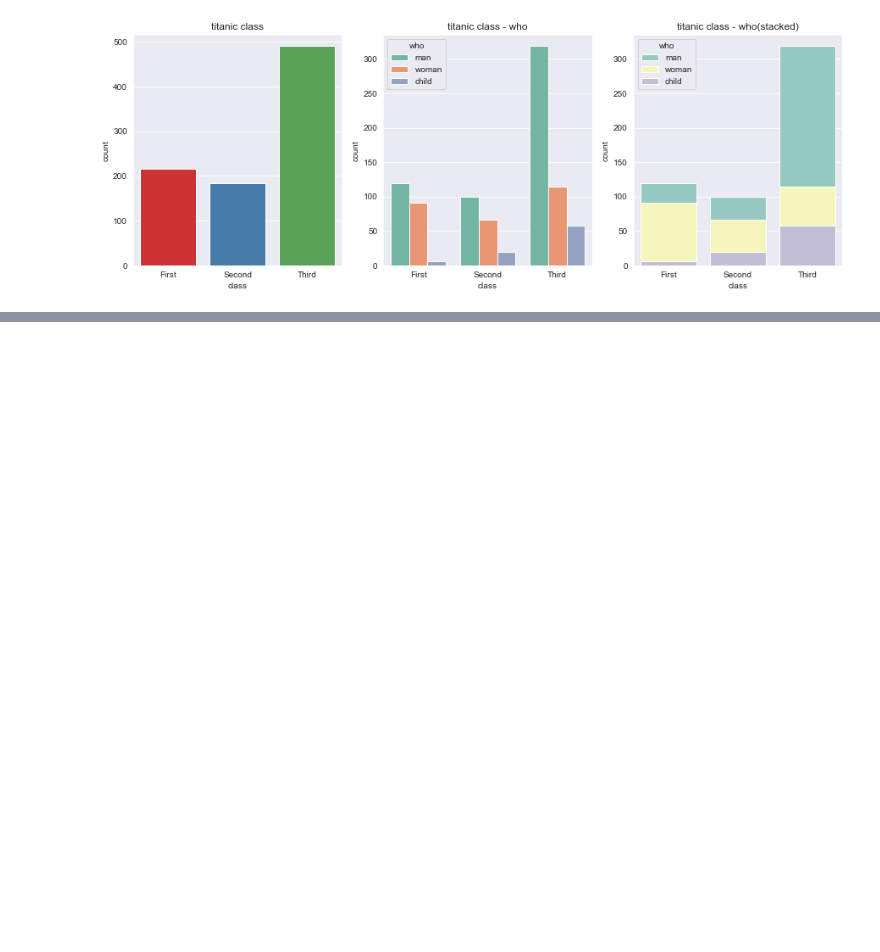
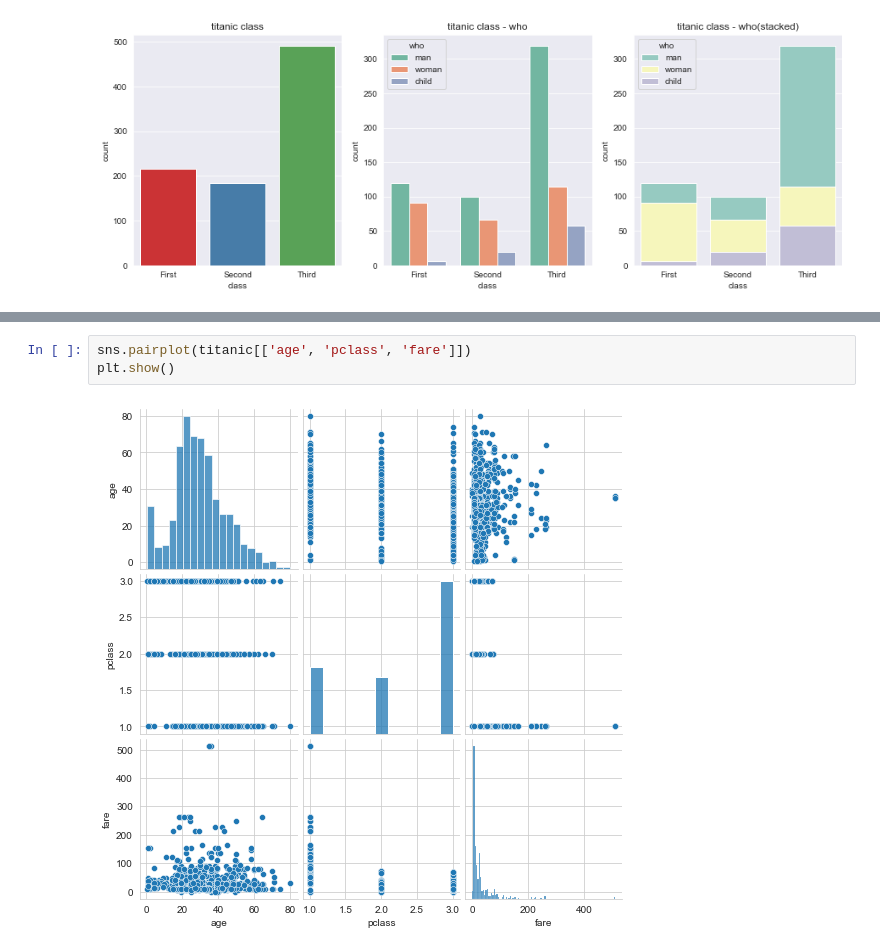
Before and after one commit to heeju0/BOOK_python-ml-pandas-data-analytics, a Jupyter notebook: part 4_시각화 도구_2.ipynb, the cells around one changed output, grey strips where cells are left out. Drawn from its saved outputs; the diff is of its cells as text; blank space fills up the shorter version.

```diff
--- a/part 4_시각화 도구_2.ipynb
+++ b/part 4_시각화 도구_2.ipynb
@@ -144,0 +186,5 @@ plt.show()
+# %%
+sns.pairplot(titanic[['age', 'pclass', 'fare']])
+plt.show()
+# %% [output]
+[figure, added]
```
Also changed, not shown: parts of 10 cells of this notebook, 2 other files.
